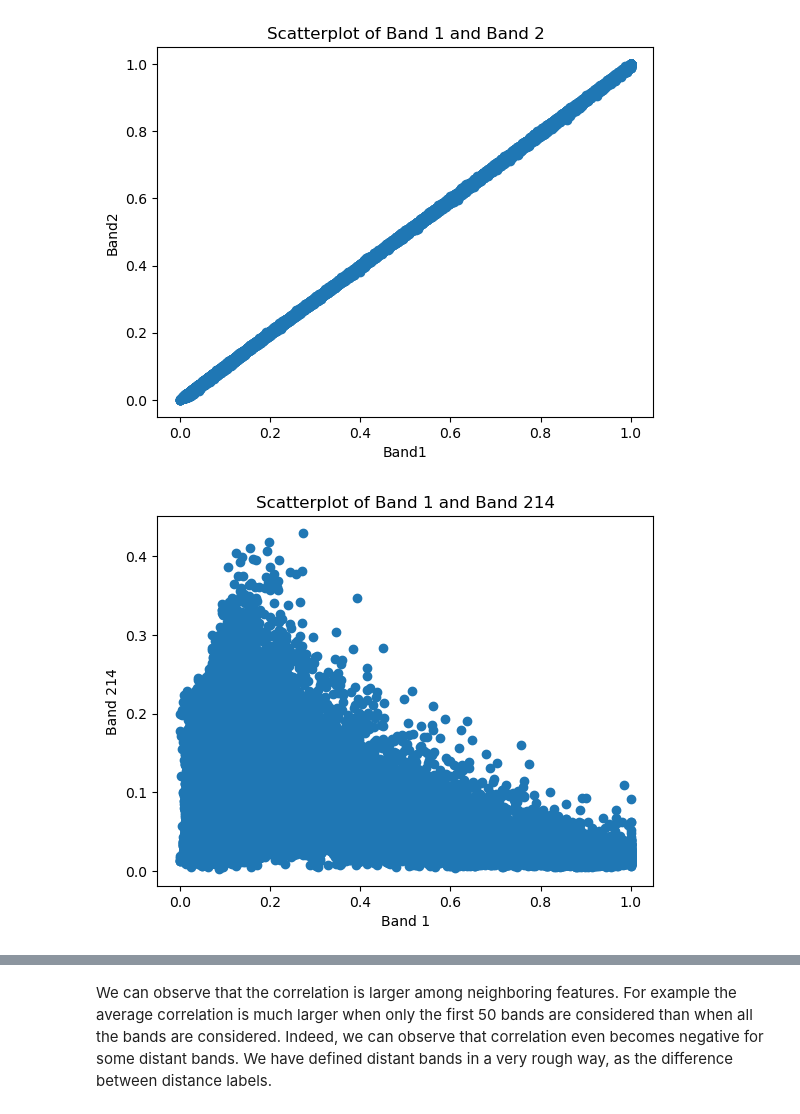
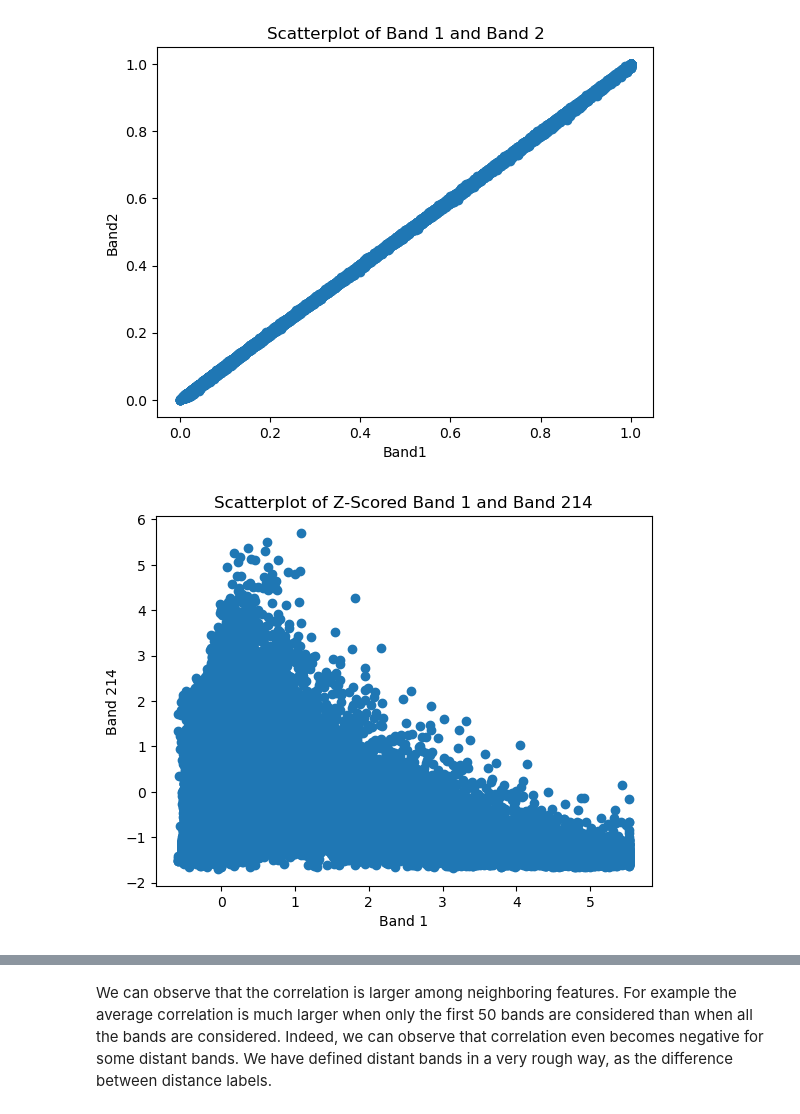
Before and after one commit to Mihneapiuaru/ml_project, a Jupyter notebook: notebooks/ml_project_task1.1.ipynb, the cells around one changed output, grey strips where cells are left out. Drawn from its saved outputs; the diff is of its cells as text; code cells hidden in the pictures.

```diff
--- a/notebooks/ml_project_task1.1.ipynb
+++ b/notebooks/ml_project_task1.1.ipynb
@@ -257,11 +247,11 @@ plt.show()
 # %% [output]
 [figure]
 # %%
-plt.scatter(data1["Band_1"], data1["Band_214"])
+plt.scatter((data1["Band_1"] - data1["Band_1"].mean())/data1["Band_1"].std(), (data1["Band_214"] - data1["Band_214"].mean())/data1["Band_214"].std())
 plt.xlabel("Band 1")
 plt.ylabel("Band 214")
-plt.title("Scatterplot of Band 1 and Band 214")
+plt.title("Scatterplot of Z-Scored Band 1 and Band 214")
 plt.show()
 # %% [output]
-[figure, old version]
+[figure, new version]
 # %%
```
Also changed, not shown: parts of 3 cells of this notebook.
